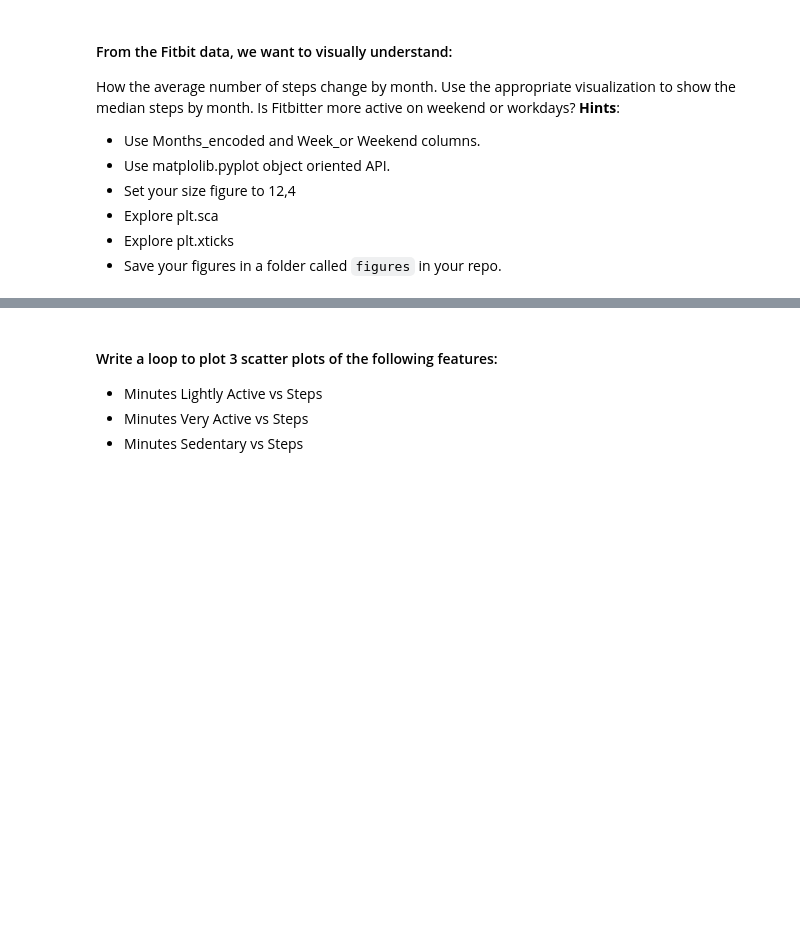
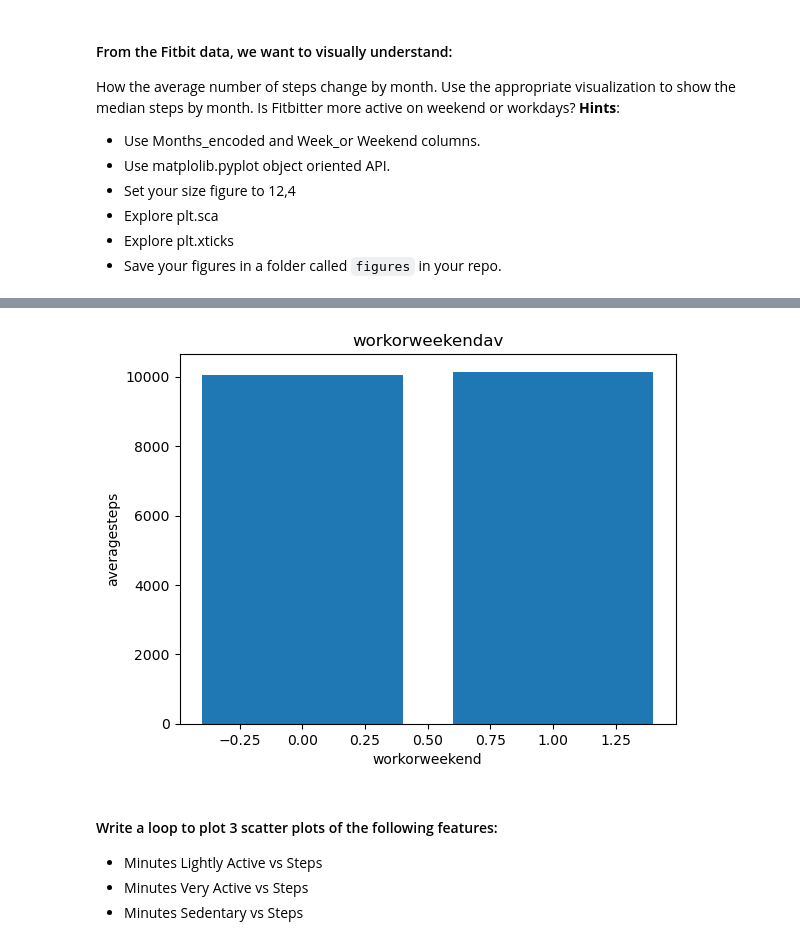
Before and after one commit to Ironhack-Data-Madrid-Abril-2023/5.2-lab_matplotlib_seaborn, a Jupyter notebook: your-code/main.ipynb, the cells around one changed output, grey strips where cells are left out. Cells and saved outputs as stored; diff of their text form; code cells hidden in the pictures; blank space fills up the shorter version.

```diff
--- a/your-code/main.ipynb
+++ b/your-code/main.ipynb
@@ -55,3 +85,16 @@ How the average number of steps change by month. Use the appropriate visualizati
+# %%
+# AVERAGE STEPS BY WORK_OR_WEEKEND
+# your code here
+
+
+stw=fitbit.groupby('Work_or_Weekend').Steps.mean()
+plt.bar(stw.index, stw)
+plt.xlabel('workorweekend')
+plt.ylabel('averagesteps')
+plt.title('workorweekendav')
+plt.show()
+# %% [output]
+[figure, added]
 # %% [markdown]
 #### Write a loop to plot 3 scatter plots of the following features:
 
```
Also changed, not shown: parts of 11 cells of this notebook.
